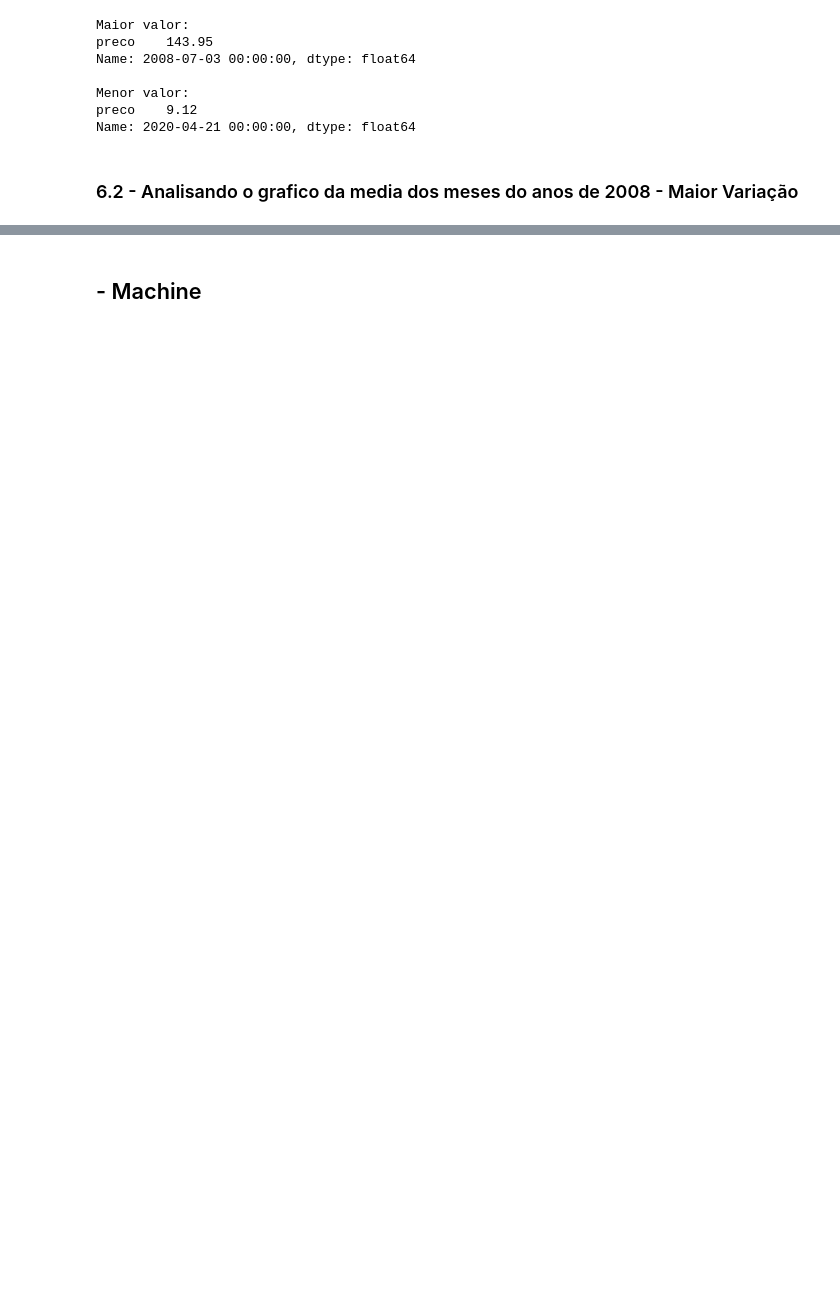
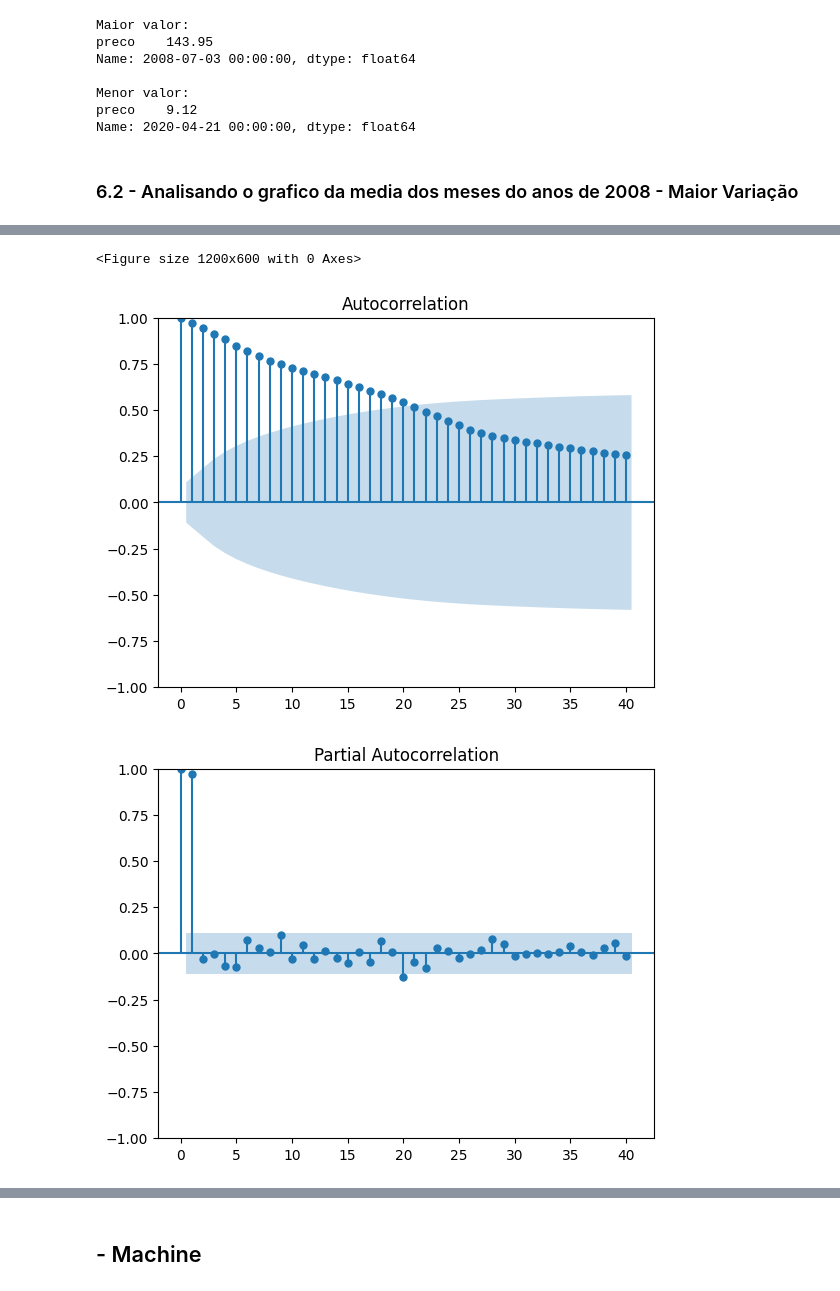
Before and after one commit to r-zambotti/Tech_Challenge_4_Fase, a Jupyter notebook: Tech_Challenge_Data_Viz.ipynb, the cells around one changed output, grey strips where cells are left out. Drawn from its saved outputs; the diff is of its cells as text; code cells hidden in the pictures; blank space fills up the shorter version.

```diff
--- a/Tech_Challenge_Data_Viz.ipynb
+++ b/Tech_Challenge_Data_Viz.ipynb
@@ -418,0 +514,2 @@ plt.show()
+# %%
+x = df_ipea_2024['preco'].values
@@ -418,0 +762,10 @@ plt.show()
+# %%
+plt.figure(figsize=(12, 6))
+
+plot_acf(x,lags=40)
+plot_pacf(x,lags=40)
+plt.show()
+# %% [output]
+<Figure size 1200x600 with 0 Axes>
+[figure, added]
+[figure, added]
```
Also changed, not shown: parts of 53 cells of this notebook, 4 other files.
